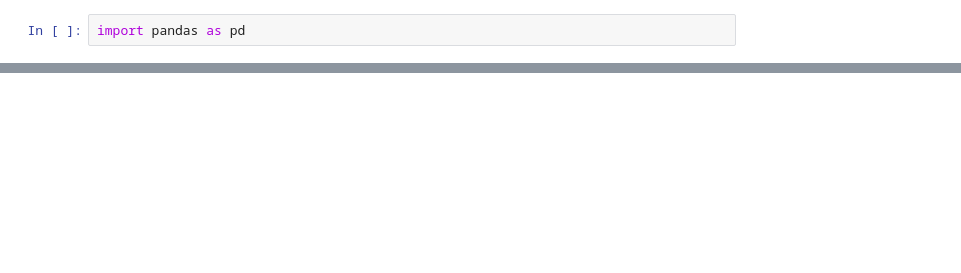
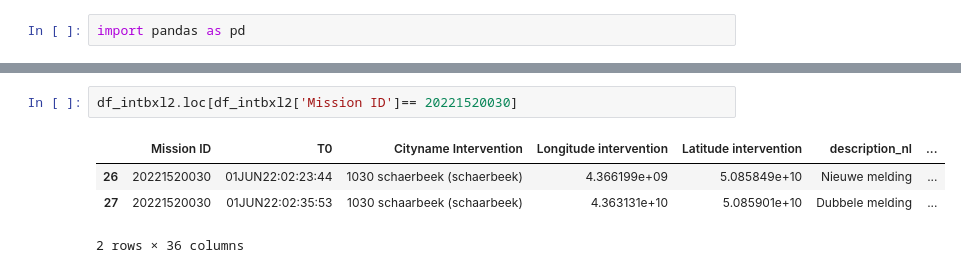
Before and after one commit to isa-sc/mda-project, a Jupyter notebook: script 1.ipynb, the cells around one changed output, grey strips where cells are left out. Cells and saved outputs as stored; diff of their text form; blank space fills up the shorter version.

```diff
--- a/script 1.ipynb
+++ b/script 1.ipynb
@@ -63,0 +94,7 @@ df_ambloc.head()
+# %%
+df_intbxl2.loc[df_intbxl2['Mission ID']== 20221520030]
+# %% [output]
+|  | Mission ID | T0 | Cityname Intervention | Longitude intervention | Latitude intervention | description_nl | ... |
+| 26 | 20221520030 | 01JUN22:02:23:44 | 1030 schaerbeek (schaerbeek) | 4.366199e+09 | 5.085849e+10 | Nieuwe melding | ... |
+| 27 | 20221520030 | 01JUN22:02:35:53 | 1030 schaarbeek (schaarbeek) | 4.363131e+10 | 5.085901e+10 | Dubbele melding | ... |
+2 rows × 36 columns
```
Also changed, not shown: parts of 9 cells of this notebook.
